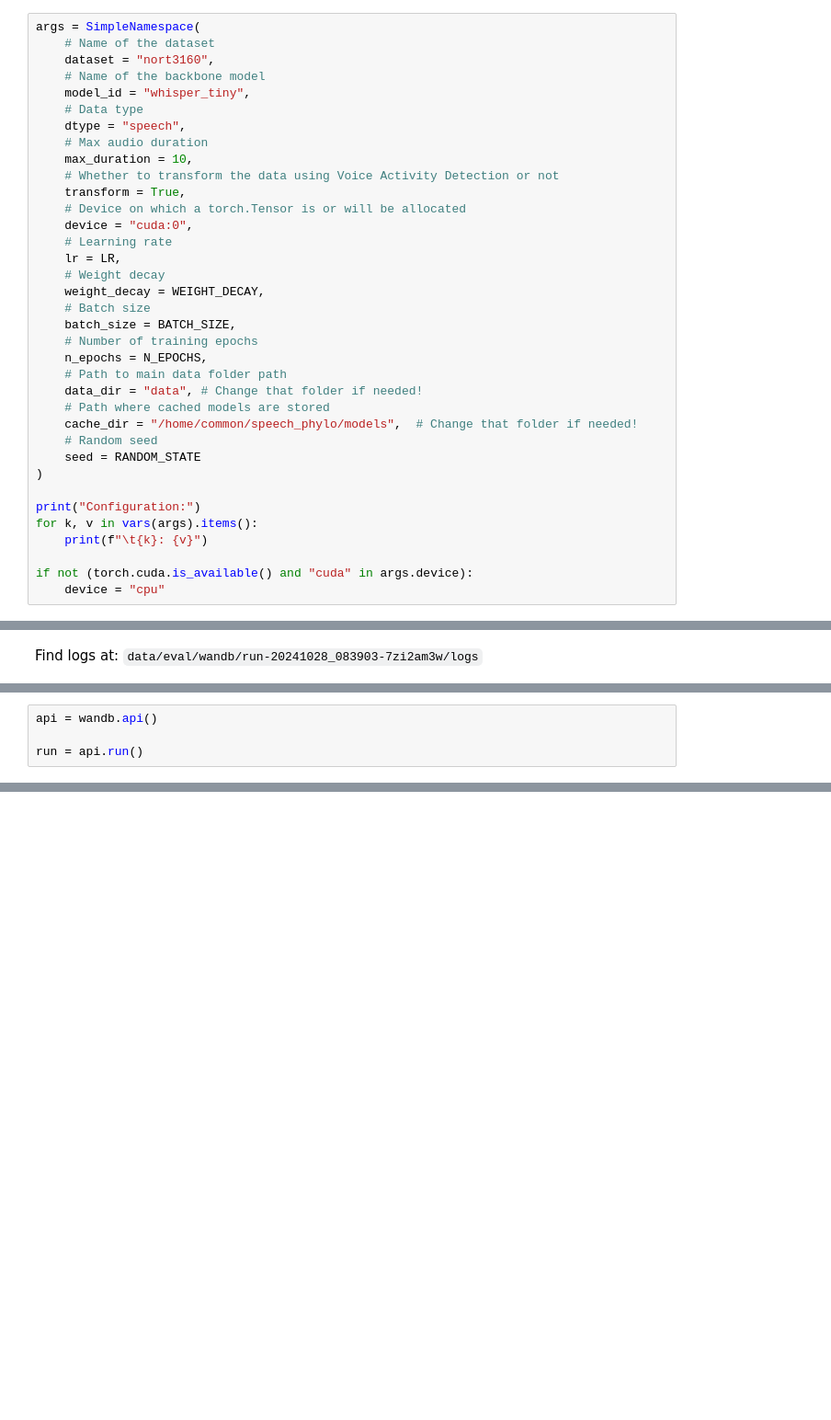
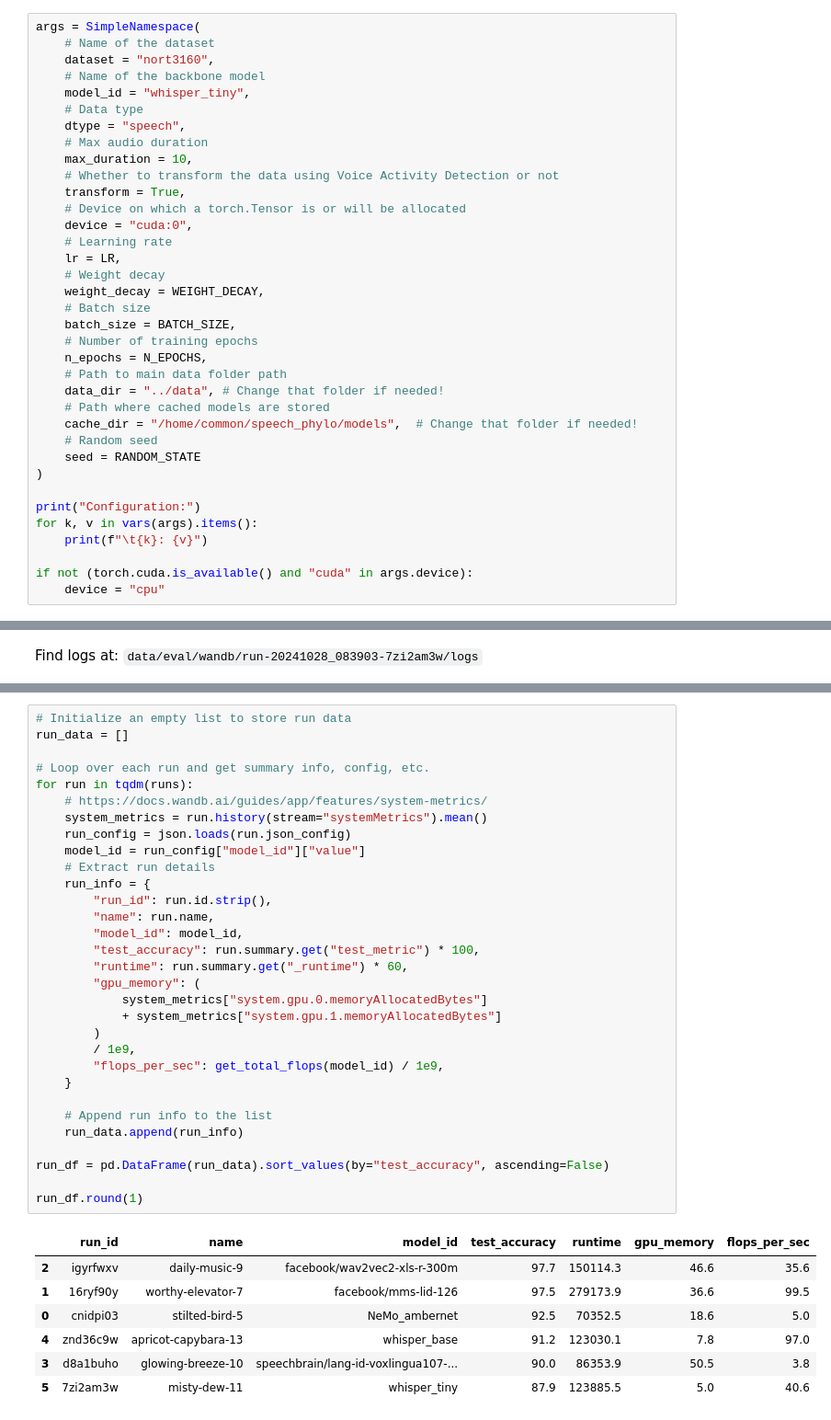
Before and after one commit to Neclow/mlops_project, a Jupyter notebook: notebooks/model_development.ipynb, the cells around one changed output, grey strips where cells are left out. Shown at 92% size. Saved outputs shown, nothing was run; the diff lists cells and outputs as text; blank space fills up the shorter version.

Commit message:
finish model_development notebook

```diff
--- a/notebooks/model_development.ipynb
+++ b/notebooks/model_development.ipynb
@@ -65,7 +65,7 @@ args = SimpleNamespace(
     # Number of training epochs
     n_epochs = N_EPOCHS,
     # Path to main data folder path
-    data_dir = "data", # Change that folder if needed!
+    data_dir = "../data", # Change that folder if needed!
     # Path where cached models are stored
     cache_dir = "/home/common/speech_phylo/models",  # Change that folder if needed!
     # Random seed
@@ -325,4 +322,0 @@ Find logs at: data/eval/wandb/run-20241028_083903-7zi2am3w/logs
-# %%
-api = wandb.api()
-
-run = api.run()
@@ -328,0 +368,39 @@ run = api.run()
+# %%
+# Initialize an empty list to store run data
+run_data = []
+
+# Loop over each run and get summary info, config, etc.
+for run in tqdm(runs):
+    # https://docs.wandb.ai/guides/app/features/system-metrics/
+    system_metrics = run.history(stream="systemMetrics").mean()
+    run_config = json.loads(run.json_config)
+    model_id = run_config["model_id"]["value"]
+    # Extract run details
+    run_info = {
+        "run_id": run.id.strip(),
+        "name": run.name,
+        "model_id": model_id,
+        "test_accuracy": run.summary.get("test_metric") * 100,
+        "runtime": run.summary.get("_runtime") * 60,
+        "gpu_memory": (
+            system_metrics["system.gpu.0.memoryAllocatedBytes"]
+            + system_metrics["system.gpu.1.memoryAllocatedBytes"]
+        )
+        / 1e9,
+        "flops_per_sec": get_total_flops(model_id) / 1e9,
+    }
+
+    # Append run info to the list
+    run_data.append(run_info)
+
+run_df = pd.DataFrame(run_data).sort_values(by="test_accuracy", ascending=False)
+
+run_df.round(1)
+# %% [output]
+|  | run_id | name | model_id | test_accuracy | runtime | gpu_memory | flops_per_sec |
+| 2 | igyrfwxv | daily-music-9 | facebook/wav2vec2-xls-r-300m | 97.7 | 150114.3 | 46.6 | 35.6 |
+| 1 | 16ryf90y | worthy-elevator-7 | facebook/mms-lid-126 | 97.5 | 279173.9 | 36.6 | 99.5 |
+| 0 | cnidpi03 | stilted-bird-5 | NeMo_ambernet | 92.5 | 70352.5 | 18.6 | 5.0 |
+| 4 | znd36c9w | apricot-capybara-13 | whisper_base | 91.2 | 123030.1 | 7.8 | 97.0 |
+| 3 | d8a1buho | glowing-breeze-10 | speechbrain/lang-id-voxlingua107-... | 90.0 | 86353.9 | 50.5 | 3.8 |
+| 5 | 7zi2am3w | misty-dew-11 | whisper_tiny | 87.9 | 123885.5 | 5.0 | 40.6 |
```
Also changed, not shown: parts of 18 cells of this notebook, 7 other files.
